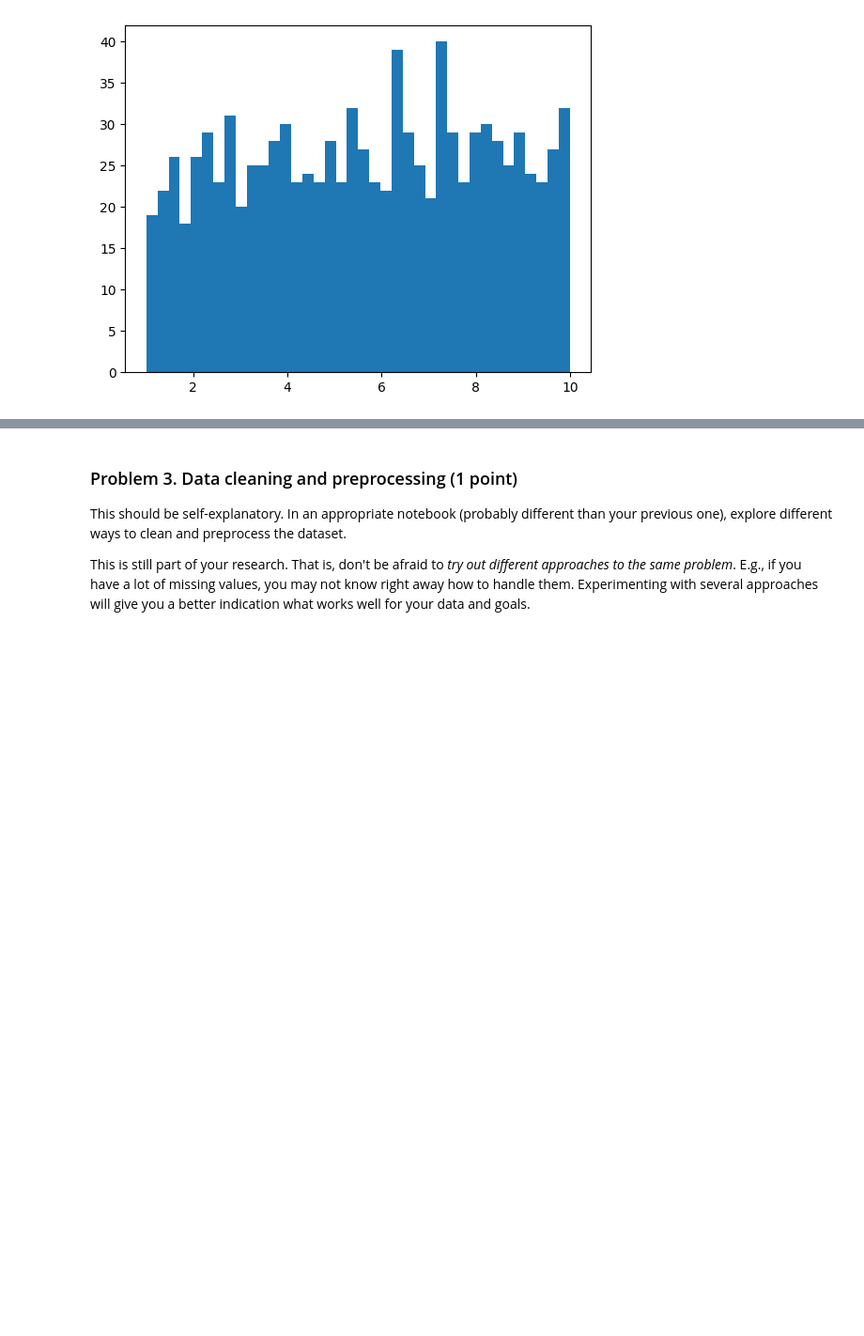
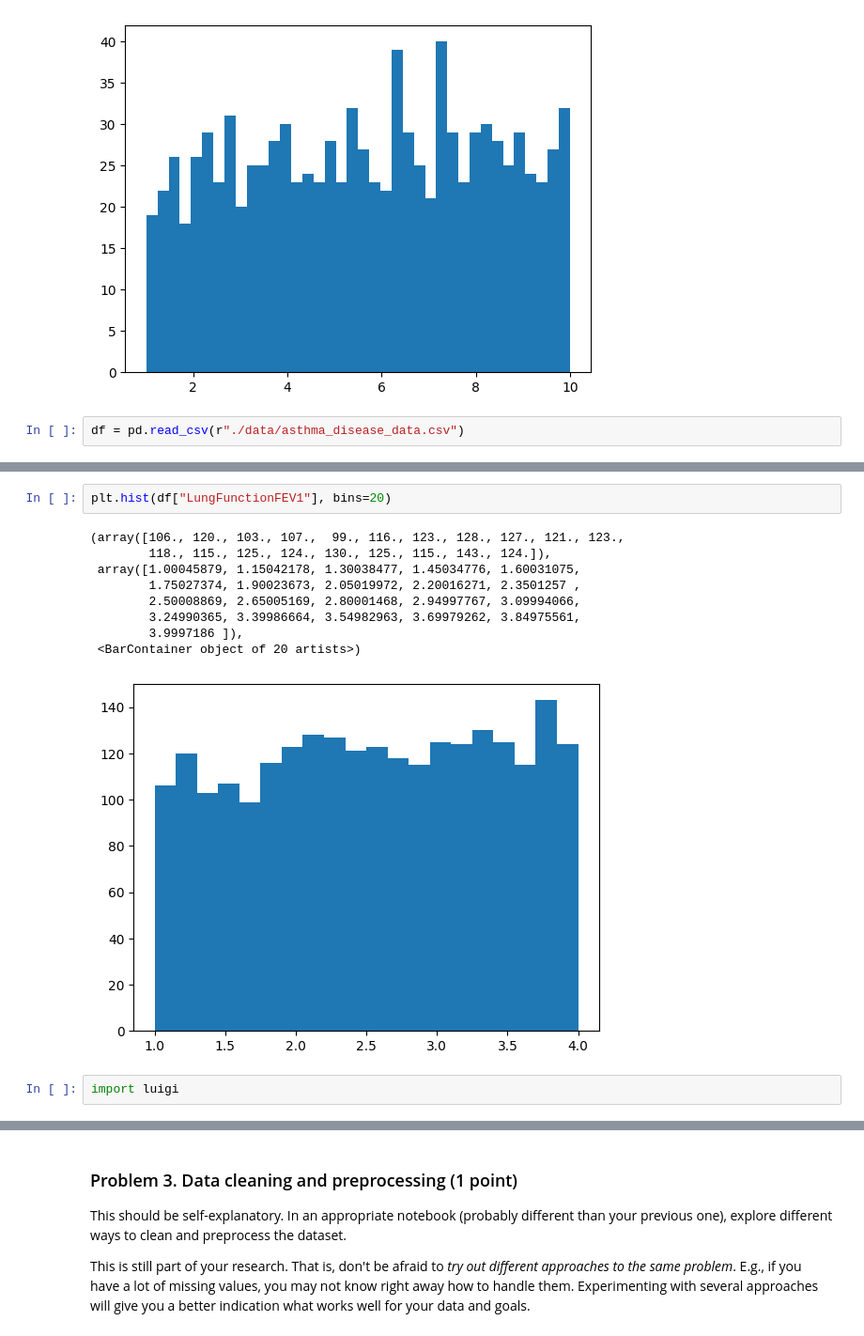
Before and after one commit to patonov/Data_Science-July_2024, a Jupyter notebook: Project-Architecture/DS Project Archiecture Lab.ipynb, the cells around one changed output, grey strips where cells are left out. Shown at 94% size. Drawn from its saved outputs; the diff is of its cells as text; blank space fills up the shorter version.

```diff
--- a/Project-Architecture/DS Project Archiecture Lab.ipynb
+++ b/Project-Architecture/DS Project Archiecture Lab.ipynb
@@ -219,3 +219,5 @@ plt.hist(x, bins=38)
 plt.show()
 # %% [output]
 [figure]
+# %%
+df = pd.read_csv(r"./data/asthma_disease_data.csv")
@@ -221,0 +255,14 @@ plt.show()
+# %%
+plt.hist(df["LungFunctionFEV1"], bins=20)
+# %% [output]
+(array([106., 120., 103., 107.,  99., 116., 123., 128., 127., 121., 123.,
+        118., 115., 125., 124., 130., 125., 115., 143., 124.]),
+ array([1.00045879, 1.15042178, 1.30038477, 1.45034776, 1.60031075,
+        1.75027374, 1.90023673, 2.05019972, 2.20016271, 2.3501257 ,
+        2.50008869, 2.65005169, 2.80001468, 2.94997767, 3.09994066,
+        3.24990365, 3.39986664, 3.54982963, 3.69979262, 3.84975561,
+        3.9997186 ]),
+ <BarContainer object of 20 artists>)
+[figure, added]
+# %%
+import luigi
```
Also changed, not shown: parts of 6 cells of this notebook.
